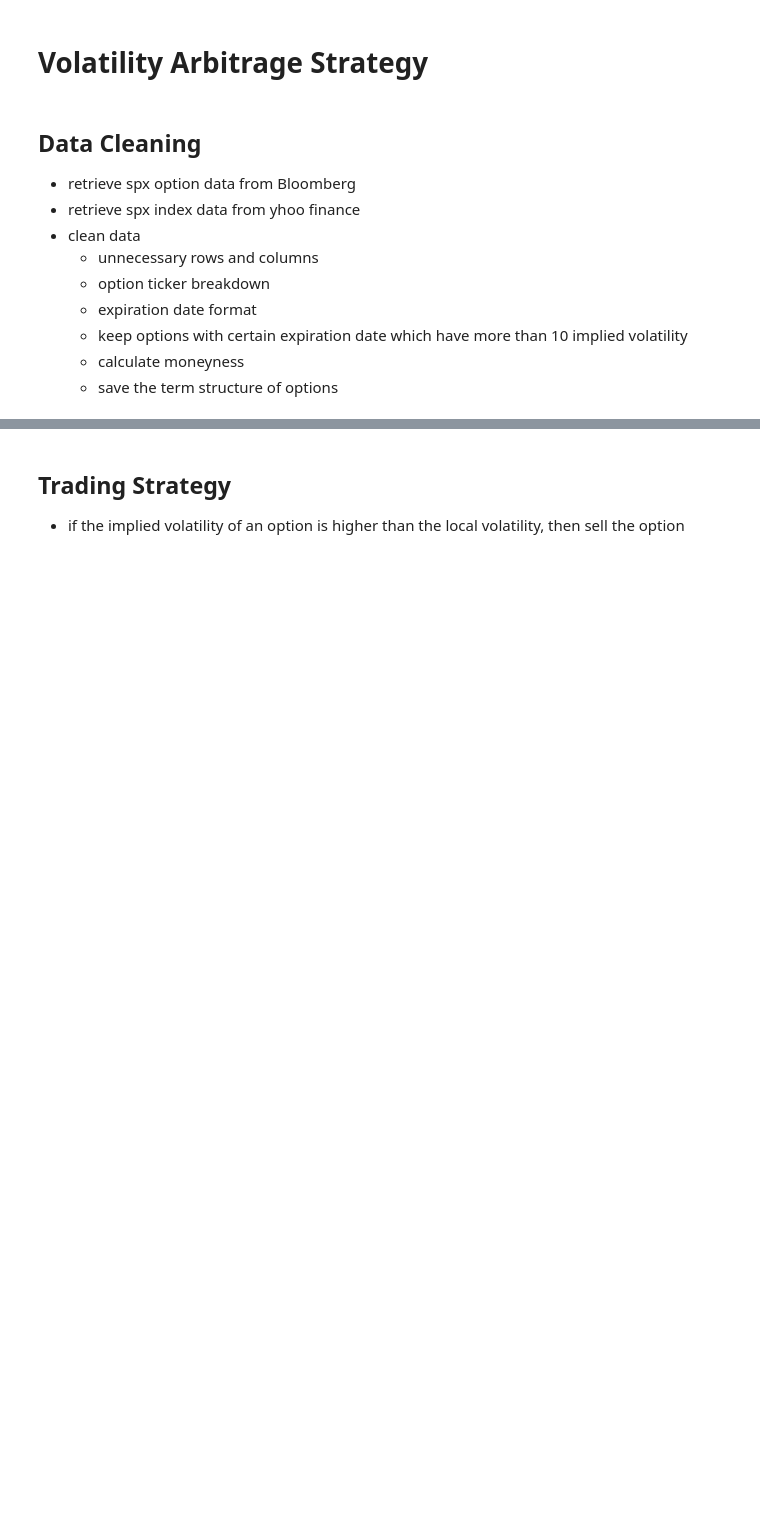
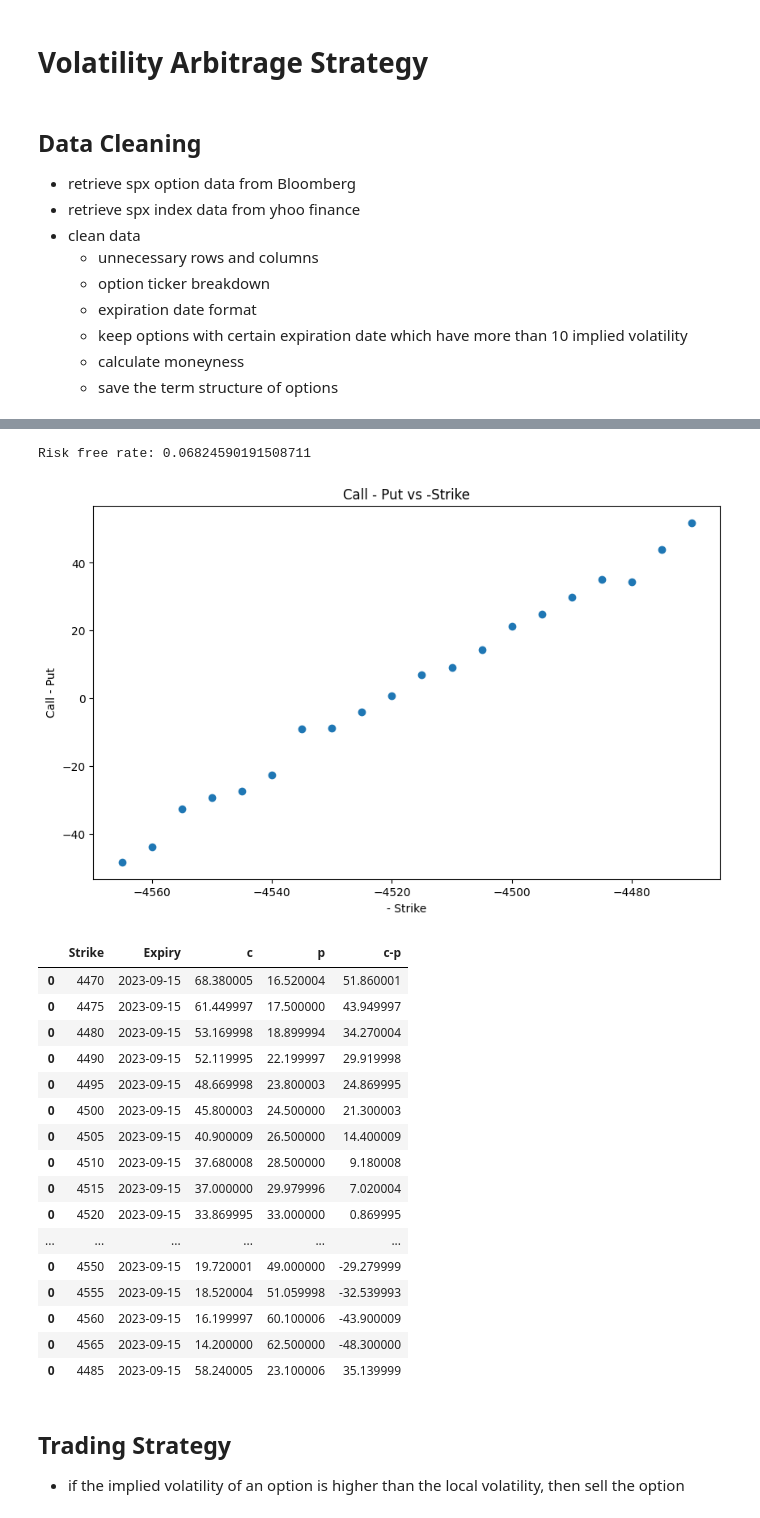
Before and after one commit to Gavin-OP/volatility_arbitrage, a Jupyter notebook: volatility_arbitrage_strategy.ipynb, the cells around one changed output, grey strips where cells are left out. Cells and saved outputs as stored; diff of their text form; code cells hidden in the pictures; blank space fills up the shorter version.

Commit message:
finish interest rate

```diff
--- a/volatility_arbitrage_strategy.ipynb
+++ b/volatility_arbitrage_strategy.ipynb
@@ -43,12 +45,13 @@ put_data.columns = call_data.columns
 call_data = call_data[['Ticker', 'Index', 'Type', 'Expiry', 'Strike', 'Bid', 'Ask', 'Last', 'Volm', 'IVM']]
 put_data = put_data[['Ticker', 'Index', 'Type', 'Expiry', 'Strike', 'Bid', 'Ask', 'Last', 'Volm', 'IVM']]
 
-# redefine option data as call concat put, convert strike to integer, convert expiry to datetime format, sort data by expiray and strike, delete 0 volume rows
+# redefine option data as call concat put, convert strike to integer, convert expiry to string format, sort data by expiray and strike, delete 0 volume rows
 option_data = pd.concat([call_data, put_data], axis=0)
 option_data['Strike'] = option_data['Strike'].astype(int)
 option_data['Expiry'] = pd.to_datetime(option_data['Expiry'], format='%m/%d/%y')
 option_data['Expiry'] = option_data['Expiry'].dt.date
 option_data = option_data.sort_values(by=['Type', 'Expiry', 'Index', 'Strike'])
+option_data['Expiry'] = option_data['Expiry'].astype(str)
 option_data = option_data[option_data['Volm'] != 0]
 # %%
 # keep expiry with enough implied volatility data
@@ -151,3 +184,50 @@ Index: []
+# %%
+# ignore SettingWithCopyWarning
+pd.options.mode.chained_assignment = None
+
+# use put call parity to calculate the risk free rate and dividend yield
+option_price_0915 = option_price[option_price['Expiry'] == '2023-09-15']
+option_price_0915['c-p'] = option_price_0915['c'] - option_price_0915['p']
+
+# regress c-p on -strike to get risk free rate
+model = LinearRegression()
+x = -option_price_0915[['Strike']]
+y = option_price_0915['c-p']
+model.fit(x, y)
+discount_factor = model.coef_[0]
+T = 14 / 365
+risk_free_rate = np.log(discount_factor) / T
+print(f'Risk free rate: {risk_free_rate}')
+
+# plot c-p vs strike
+plt.figure(figsize=(10, 6))
+plt.scatter(-option_price_0915['Strike'], option_price_0915['c-p'])
+plt.xlabel('- Strike')
+plt.ylabel('Call - Put')
+plt.title('Call - Put vs -Strike')
+plt.show()
+
+display(option_price_0915)
+# %% [output]
+Risk free rate: 0.06824590191508711
+[figure, added]
+|  | Strike | Expiry | c | p | c-p |
+| 0 | 4470 | 2023-09-15 | 68.380005 | 16.520004 | 51.860001 |
+| 0 | 4475 | 2023-09-15 | 61.449997 | 17.500000 | 43.949997 |
+| 0 | 4480 | 2023-09-15 | 53.169998 | 18.899994 | 34.270004 |
+| 0 | 4490 | 2023-09-15 | 52.119995 | 22.199997 | 29.919998 |
+| 0 | 4495 | 2023-09-15 | 48.669998 | 23.800003 | 24.869995 |
+| 0 | 4500 | 2023-09-15 | 45.800003 | 24.500000 | 21.300003 |
+| 0 | 4505 | 2023-09-15 | 40.900009 | 26.500000 | 14.400009 |
+| 0 | 4510 | 2023-09-15 | 37.680008 | 28.500000 | 9.180008 |
+| 0 | 4515 | 2023-09-15 | 37.000000 | 29.979996 | 7.020004 |
+| 0 | 4520 | 2023-09-15 | 33.869995 | 33.000000 | 0.869995 |
+| ... | ... | ... | ... | ... | ... |
+| 0 | 4550 | 2023-09-15 | 19.720001 | 49.000000 | -29.279999 |
+| 0 | 4555 | 2023-09-15 | 18.520004 | 51.059998 | -32.539993 |
+| 0 | 4560 | 2023-09-15 | 16.199997 | 60.100006 | -43.900009 |
+| 0 | 4565 | 2023-09-15 | 14.200000 | 62.500000 | -48.300000 |
+| 0 | 4485 | 2023-09-15 | 58.240005 | 23.100006 | 35.139999 |
 # %% [markdown]
 ## Trading Strategy
 
```
Also changed, not shown: parts of 6 cells of this notebook, 2 other files.
